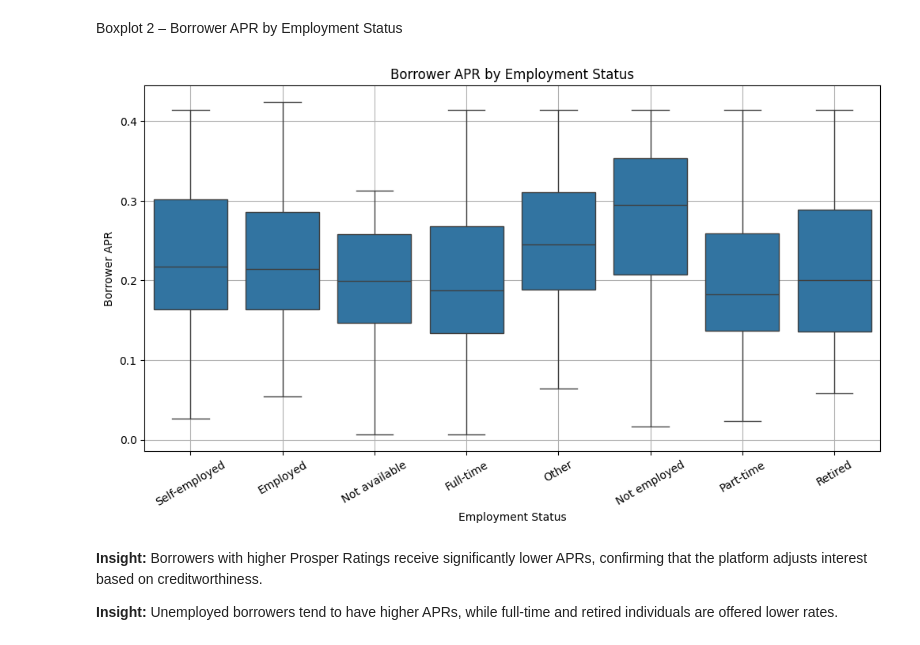
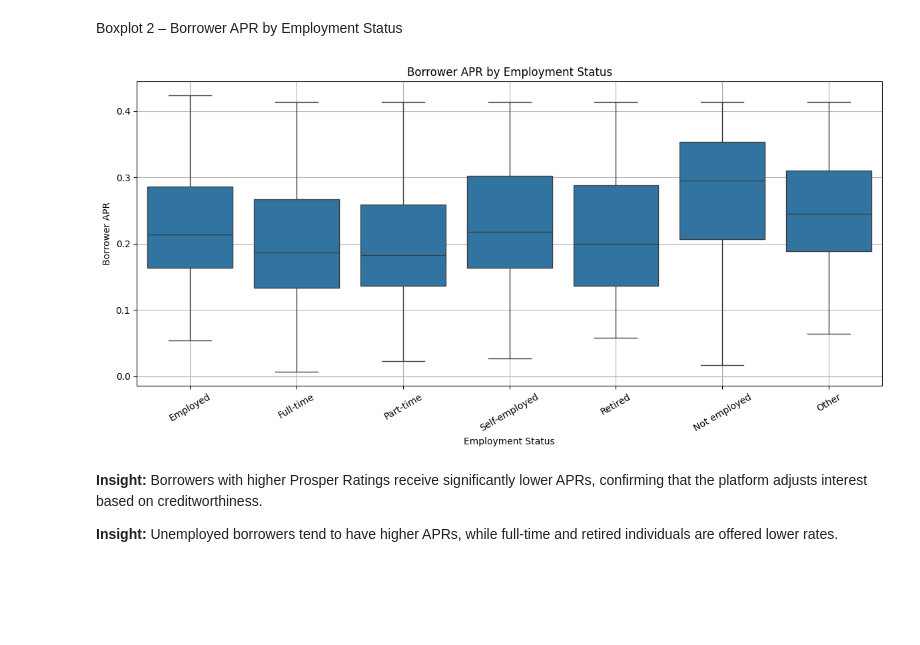
Before and after one commit to Jana-Alrzoog/prosper-loan-data-analysis, a Jupyter notebook: Part_I_exploration_template.ipynb, the cells around one changed output. Cells and saved outputs as stored; diff of their text form; code cells hidden in the pictures; blank space fills up the shorter version.

```diff
--- a/Part_I_exploration_template.ipynb
+++ b/Part_I_exploration_template.ipynb
@@ -267,0 +299,25 @@ plt.show()
+# %%
+import seaborn as sns
+import matplotlib.pyplot as plt
+import pandas as pd
+from pandas.api.types import CategoricalDtype
+
+income_order = [
+    '$1-24,999', '$25,000-49,999', '$50,000-74,999',
+    '$75,000-99,999', '$100,000+', 'Not employed', 'Not displayed', '$0'
+]
+loanstatus_order = [
+    'Current', 'Completed', 'Chargedoff', 'Defaulted',
+    'Past Due (1-15 days)', 'Past Due (16-30 days)', 'Past Due (31-60 days)',
+    'Past Due (61-90 days)', 'Past Due (91-120 days)', 'Past Due (>120 days)',
+    'FinalPaymentInProgress', 'Cancelled'
+]
+
+df['IncomeRange'] = df['IncomeRange'].astype(CategoricalDtype(categories=income_order, ordered=True))
+df['LoanStatus'] = df['LoanStatus'].astype(CategoricalDtype(categories=loanstatus_order, ordered=True))
+
+g = sns.FacetGrid(data=df, col="IncomeRange", col_wrap=4, height=4, hue="LoanStatus")
+g.map(sns.scatterplot, "LoanOriginalAmount", "BorrowerRate", alpha=0.5)
+g.add_legend()
+plt.tight_layout()
+plt.show()
@@ -310,16 +368,30 @@ plt.show()
 # %% [markdown]
  Boxplot 2 – Borrower APR by Employment Status
 # %%
+import pandas as pd
+from pandas.api.types import CategoricalDtype
+import matplotlib.pyplot as plt
+import seaborn as sns
+
+employment_order = [
+    'Employed', 'Full-time', 'Part-time',
+    'Self-employed', 'Retired', 'Not employed', 'Other'
+]
+employment_dtype = CategoricalDtype(categories=employment_order, ordered=True)
+
+df['EmploymentStatus'] = df['EmploymentStatus'].astype(employment_dtype)
+
 plt.figure(figsize=(12,6))
 sns.boxplot(data=df, x='EmploymentStatus', y='BorrowerAPR')
 plt.title('Borrower APR by Employment Status')
 plt.xlabel('Employment Status')
 plt.ylabel('Borrower APR')
 plt.grid(True)
 plt.xticks(rotation=30)
+plt.tight_layout()
 plt.show()
 # %% [output]
-[figure, old version]
+[figure, new version]
 # %% [markdown]
  **Insight:**
 Borrowers with higher Prosper Ratings receive significantly lower APRs, confirming that the platform adjusts interest based on creditworthiness.
```
Also changed, not shown: parts of 5 cells of this notebook, 1 other file.
